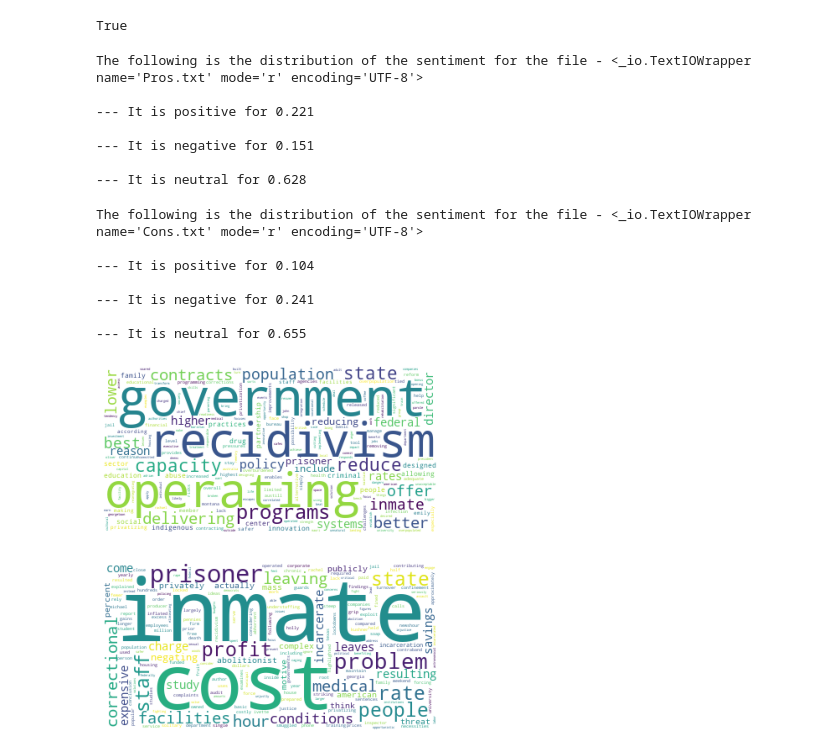
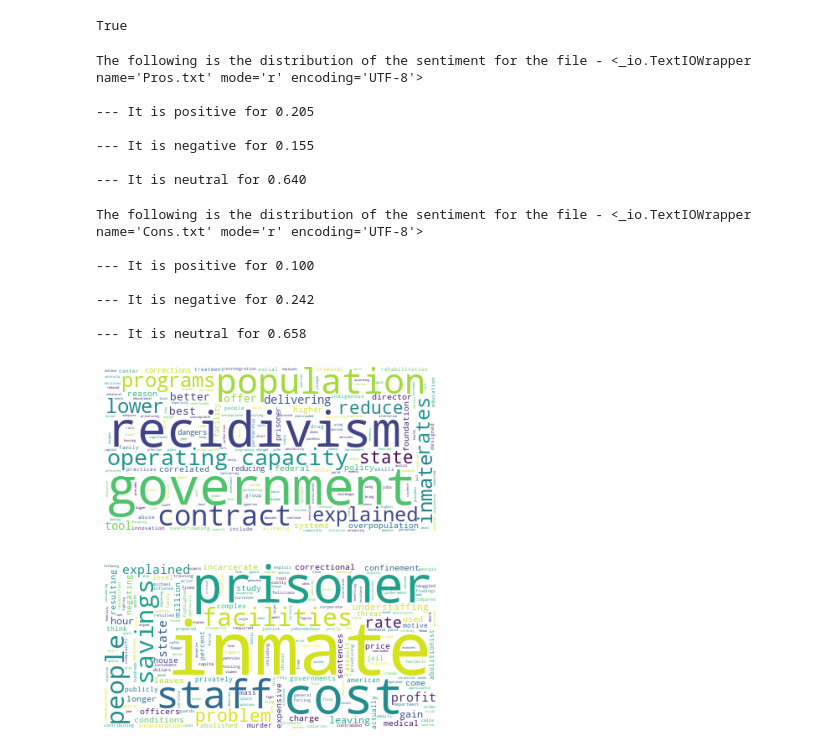
Before and after one commit to ChrisSilos/EM-624, a Jupyter notebook: exercise07/test.ipynb, the cells around one changed output. Saved outputs shown, nothing was run; the diff lists cells and outputs as text; code cells hidden in the pictures.

Commit message:
Performed tokenization earlier in the analysis

```diff
--- a/exercise07/test.ipynb
+++ b/exercise07/test.ipynb
@@ -28,26 +28,36 @@ for word in stopwords_file:
 # Updating the stopword list ------- NEED TO UPDATE ----------
 stopwords.extend(['pro','con','public','private','prison','prisons','zealand'])
 # %%
-# Cleaning the pros input file
+# Create list of words from the pros input file
 for pros_file, pros_list in [(pros_file, pros_words)]:
     for line in pros_file:
         parts = line.strip().split()
         for word in parts:
-            # Check if word is non-numeric and longer than 3 characters
-            if (word.lower() not in stopwords) and (word.isalpha()) and (len(word)>3):
-               pros_list.append(word.lower())
+            pros_list.append(word.lower())
 
-# Cleaning the cons input file
+# Create list of words from the cons input file
 for cons_file, cons_list in [(cons_file, cons_words)]:
     for line in cons_file:
         parts = line.strip().split()
         for word in parts:
-             # Check if word is non-numeric and longer than 3 characters
-            if (word.lower() not in stopwords) and (word.isalpha()) and (len(word)>3):
-               cons_list.append(word.lower())
+            cons_list.append(word.lower())
 # %%
 # Tokenize each text
 pros_tokens = nltk.word_tokenize(' '.join(pros_list))
 cons_tokens = nltk.word_tokenize(' '.join(cons_list))
+# %%
+# Create list of cleaned pros words
+cleaned_pros = []
+for token in pros_tokens:
+    # Only append tokens that are NOT stopwords, are alphanumeric, and are greater than 3 characters
+    if (token.lower() not in stopwords) and (token.isalnum()) and (len(token)>3):
+        cleaned_pros.append(token.lower())
+
+# Create list of cleaned cons words
+cleaned_cons = []
+for token in cons_tokens:
+    # Only append tokens that are NOT stopwords, are alphanumeric, and are greater than 3 characters
+    if (token.lower() not in stopwords) and (token.isalnum()) and (len(token)>3):
+        cleaned_cons.append(token.lower())
 # %%
 # Extract bigrams for each text
@@ -58,7 +68,7 @@ cons_bigrams = list(nltk.bigrams(cons_list))
 pros_analyzer = SentimentIntensityAnalyzer()
 
 # vader needs strings as input. Transforming the list into string
-pros_clean_text_str = ' '.join(pros_tokens)
+pros_clean_text_str = ' '.join(cleaned_pros)
 vad_sentiment = pros_analyzer.polarity_scores(pros_clean_text_str)
 
 pos = vad_sentiment ['pos']
@@ -72,17 +82,17 @@ print (f'\n--- It is neutral for {neu:.3f}', '\n')
 # %% [output]
 The following is the distribution of the sentiment for the file - <_io.TextIOWrapper name='Pros.txt' mode='r' encoding='UTF-8'>
 
---- It is positive for 0.221
+--- It is positive for 0.205
 
---- It is negative for 0.151
+--- It is negative for 0.155
 
---- It is neutral for 0.628
+--- It is neutral for 0.640
 # %%
 # calculating the sentiment using vader library
 cons_analyzer = SentimentIntensityAnalyzer()
 
 # vader needs strings as input. Transforming the list into string
-cons_clean_text_str = ' '.join(cons_tokens)
+cons_clean_text_str = ' '.join(cleaned_cons)
 vad_sentiment = pros_analyzer.polarity_scores(cons_clean_text_str)
 
 pos = vad_sentiment ['pos']
@@ -96,17 +106,17 @@ print (f'\n--- It is neutral for {neu:.3f}', '\n')
 # %% [output]
 The following is the distribution of the sentiment for the file - <_io.TextIOWrapper name='Cons.txt' mode='r' encoding='UTF-8'>
 
---- It is positive for 0.104
+--- It is positive for 0.100
 
---- It is negative for 0.241
+--- It is negative for 0.242
 
---- It is neutral for 0.655
+--- It is neutral for 0.658
 # %%
 # Define the wordcloud parameters
 pros_wc = WordCloud(background_color = 'white', max_words=2000)
 
 # Generate word cloud
-pros_wc.generate(' '.join(pros_list))
+pros_wc.generate(' '.join(cleaned_pros))
 
 # storing to file
 #wc.to_file('pros.png')
@@ -116,20 +126,20 @@ plt.imshow(pros_wc)
 plt.axis('off')
 plt.show()
 # %% [output]
-[figure, old version]
+[figure, new version]
 # %%
 # defining the wordcloud parameters
 cons_wc = WordCloud(background_color = 'white', max_words=2000)
 
 # generating word cloud
-cons_wc.generate(' '.join(cons_list))
+cons_wc.generate(' '.join(cleaned_cons))
 
 # storing to file
 #wc.to_file('cons.png')
 
 # showing the cloud
 plt.imshow(cons_wc)
 plt.axis('off')
 plt.show()
 # %% [output]
-[figure, old version]
+[figure, new version]
```
Also changed, not shown: parts of 1 cell of this notebook, 3 other files.
